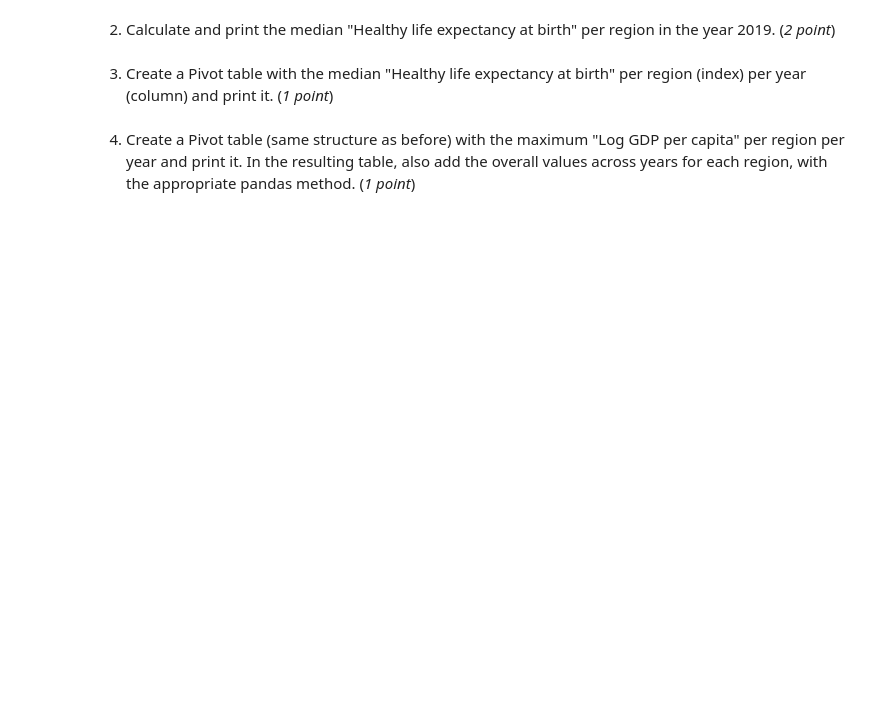
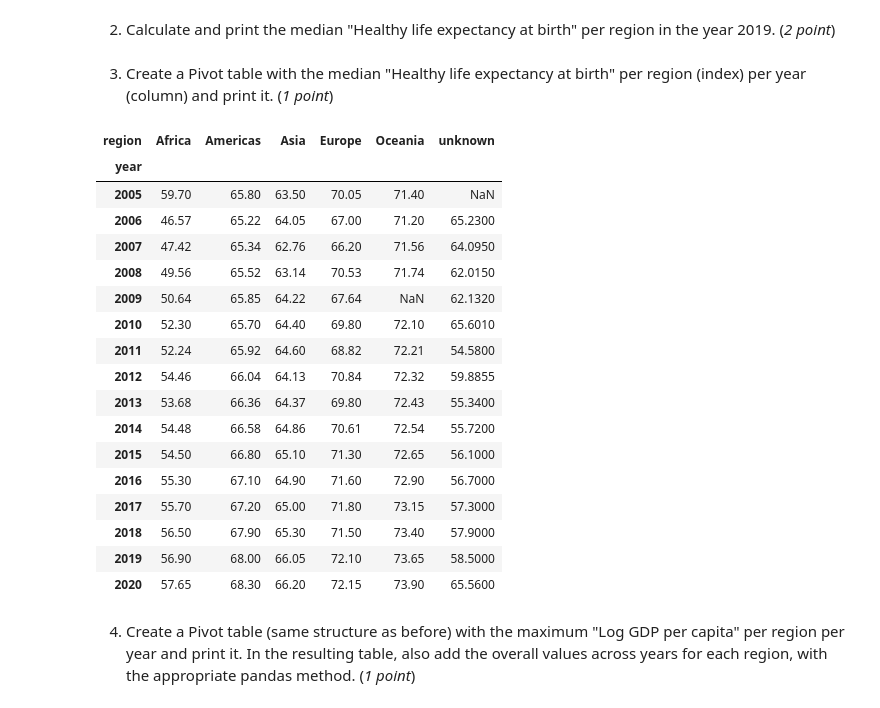
Before and after one commit to SecretGmG/data_science_exercises, a Jupyter notebook: 06/exercise06/W6_assignment.ipynb, the cells around one changed output. Cells and saved outputs as stored; diff of their text form; code cells hidden in the pictures; blank space fills up the shorter version.

```diff
--- a/06/exercise06/W6_assignment.ipynb
+++ b/06/exercise06/W6_assignment.ipynb
@@ -43,2 +93,28 @@ You will find the CSV files *report.csv* and *region.csv* in the data folder for
+# %%
+###
+# YOUR CODE HERE
+###
+
+df_report_pivot = df_report.pivot_table('Healthy life expectancy at birth','year','region','median')
+display(df_report_pivot)
+# %% [output]
+| region | Africa | Americas | Asia | Europe | Oceania | unknown |
+| year |  |  |  |  |  |  |
+| 2005 | 59.70 | 65.80 | 63.50 | 70.05 | 71.40 | NaN |
+| 2006 | 46.57 | 65.22 | 64.05 | 67.00 | 71.20 | 65.2300 |
+| 2007 | 47.42 | 65.34 | 62.76 | 66.20 | 71.56 | 64.0950 |
+| 2008 | 49.56 | 65.52 | 63.14 | 70.53 | 71.74 | 62.0150 |
+| 2009 | 50.64 | 65.85 | 64.22 | 67.64 | NaN | 62.1320 |
+| 2010 | 52.30 | 65.70 | 64.40 | 69.80 | 72.10 | 65.6010 |
+| 2011 | 52.24 | 65.92 | 64.60 | 68.82 | 72.21 | 54.5800 |
+| 2012 | 54.46 | 66.04 | 64.13 | 70.84 | 72.32 | 59.8855 |
+| 2013 | 53.68 | 66.36 | 64.37 | 69.80 | 72.43 | 55.3400 |
+| 2014 | 54.48 | 66.58 | 64.86 | 70.61 | 72.54 | 55.7200 |
+| 2015 | 54.50 | 66.80 | 65.10 | 71.30 | 72.65 | 56.1000 |
+| 2016 | 55.30 | 67.10 | 64.90 | 71.60 | 72.90 | 56.7000 |
+| 2017 | 55.70 | 67.20 | 65.00 | 71.80 | 73.15 | 57.3000 |
+| 2018 | 56.50 | 67.90 | 65.30 | 71.50 | 73.40 | 57.9000 |
+| 2019 | 56.90 | 68.00 | 66.05 | 72.10 | 73.65 | 58.5000 |
+| 2020 | 57.65 | 68.30 | 66.20 | 72.15 | 73.90 | 65.5600 |
 # %% [markdown]
 4. Create a Pivot table (same structure as before) with the maximum "Log GDP per capita" per region per year and print it. In the resulting table, also add the overall values across years for each region, with the appropriate pandas method. (*1 point*)
```
Also changed, not shown: parts of 12 cells of this notebook.
